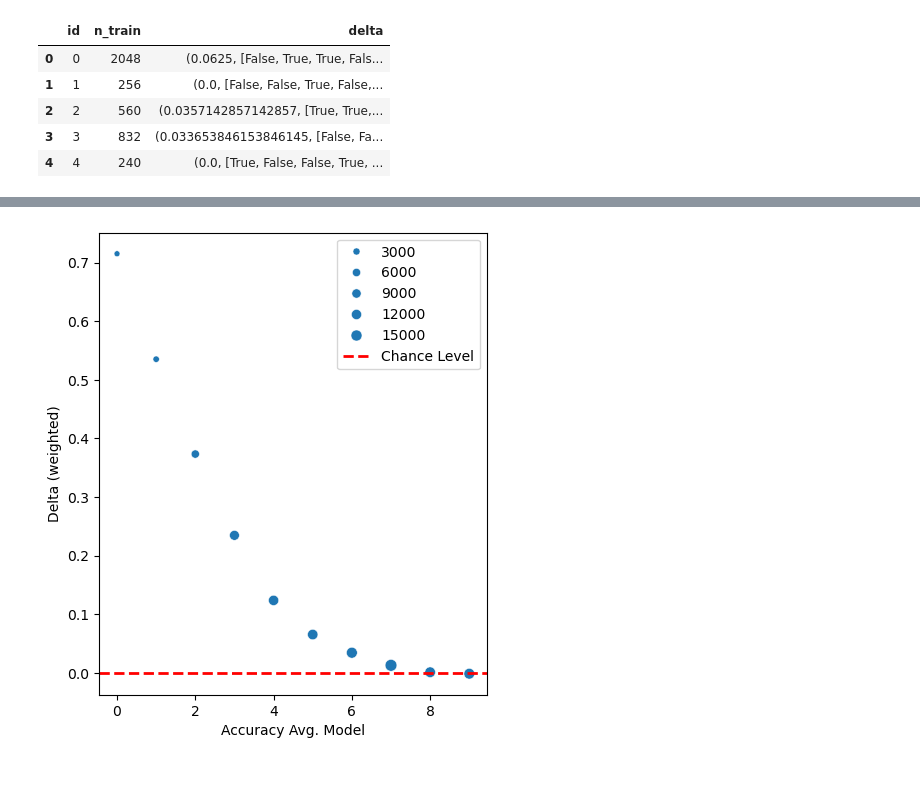
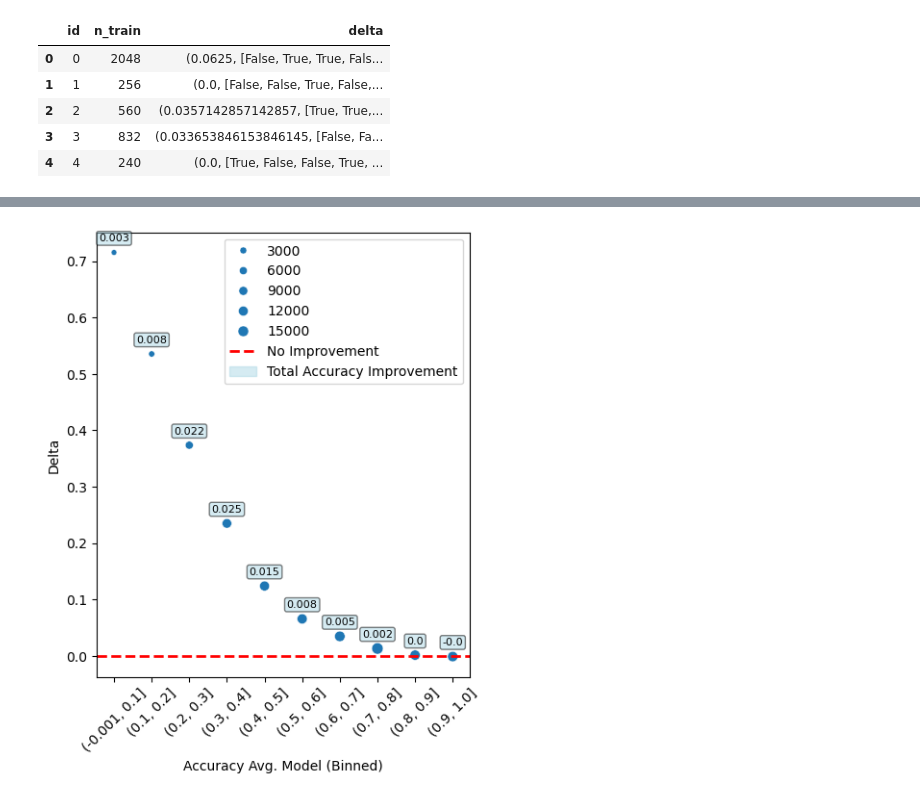
Before and after one commit to MirkoTh/semantic-representations-ID, a Jupyter notebook: analyze-results-joint-embedding-decision.ipynb, the cells around one changed output, grey strips where cells are left out. Cells and saved outputs as stored; diff of their text form; code cells hidden in the pictures.

Commit message:
add delta by triplet analysis

```diff
--- a/analyze-results-joint-embedding-decision.ipynb
+++ b/analyze-results-joint-embedding-decision.ipynb
@@ -1022,4 +976,0 @@ torch.Size([103757, 30])
-# %%
-anchors_weighted = torch.vstack(anchors_weighted)
-positives_weighted = torch.vstack(positives_weighted)
-negatives_weighted = torch.vstack(negatives_weighted)
@@ -1035,3 +976,0 @@ one_id = (sims_id[0] > sims_id[1]).numpy() & (
-# %%
-df_diagnostic_data["correct_avg"] = one_avg
-df_diagnostic_data["correct_id"] = one_id
@@ -1051,10 +977,18 @@ df_items_delta["Accuracy Avg. Model"] = pd.cut(df_items_delta["correct_avg"], 10
+# %%
+df_items_delta = ut.delta_avg_triplet(
+    anchors, positives, negatives, anchors_weighted, positives_weighted, negatives_weighted,
+    array_weights_items, array_weights_id, df_diagnostic_data
+)
+labels_accuracy_binned = pd.cut(df_items_delta["correct_avg"], 10)
 # %%
 # Group by 'correct_avg_bin' and compute the weighted average of 'delta'
 df_summary = (
     df_items_delta.groupby(["Accuracy Avg. Model"])
     .apply(lambda g: pd.Series({
-        "Delta (weighted)": (g["delta"] * g["n"]).sum() / g["n"].sum(),
+        "Delta": (g["delta"] * g["n"]).sum() / g["n"].sum(),
         "Total Nr. Responses": g["n"].sum()
     }))
     .reset_index()
 )
+df_summary["Proportion Responses"] = df_summary["Total Nr. Responses"] / df_summary["Total Nr. Responses"].sum(axis=0)
+df_summary["Proportion Delta"] = df_summary["Proportion Responses"] * df_summary["Delta"]
@@ -1075,7 +995,42 @@ df_summary
-# %%
-f, ax = plt.subplots(1, 1, figsize = (5, 6))
-sns.scatterplot(data=df_summary, x="Accuracy Avg. Model", y="Delta (weighted)", size="Total Nr. Responses")
-ax.axhline(y=0, color="red",linestyle='--', linewidth=2, label='Chance Level')
-_ = ax.legend()
-# %% [output]
-[figure, removed]
+# %%
+# Step 1: Generate your plot
+f, ax = plt.subplots(1, 1, figsize=(5, 6))
+scatter = sns.scatterplot(
+    data=df_summary,
+    x="Accuracy Avg. Model",
+    y="Delta",
+    size="Total Nr. Responses",
+    legend='brief',
+    ax=ax,
+)
+ax.set_xlabel("Accuracy Avg. Model (Binned)")
+# Step 2: Horizontal line with label
+ax.axhline(y=0, color="red", linestyle='--', linewidth=2, label='No Improvement')
+
+# Step 3: Add text labels
+for i, row in df_summary.iterrows():
+    ax.text(
+        row["Accuracy Avg. Model"],
+        row["Delta"] + 0.025,
+        f"{str(np.round(row['Proportion Delta'], 3))}",
+        fontsize=8,
+        ha='center',
+        va='center',
+        bbox=dict(boxstyle="round,pad=0.2", fc="lightblue", alpha=0.5)
+    )
+
+# Step 4: Create a proxy handle for the ax.text labels
+label_proxy = mpatches.Patch(color='lightblue', alpha=0.5, label='Accuracy Improvement')
+
+# Step 5: Combine all handles
+handles, labels = ax.get_legend_handles_labels()
+handles.append(label_proxy)
+labels.append('Total Accuracy Improvement')
+
+# Step 6: Show legend with all entries
+ax.legend(handles=handles, labels=labels)
+
+_ = plt.xticks(ticks=range(len(labels_accuracy_binned.cat.categories)),
+           labels=labels_accuracy_binned.cat.categories, rotation=45)
+# %% [output]
+[figure, added]
```
Also changed, not shown: parts of 13 cells of this notebook, 1 other file.
